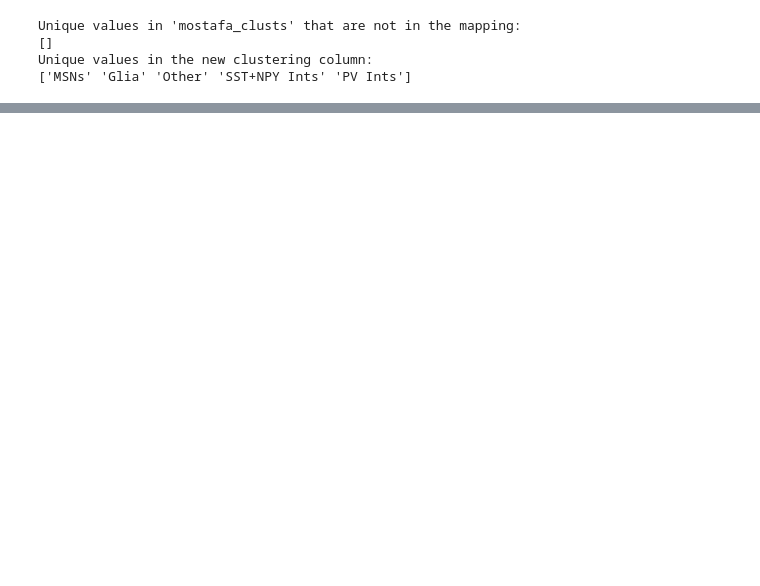
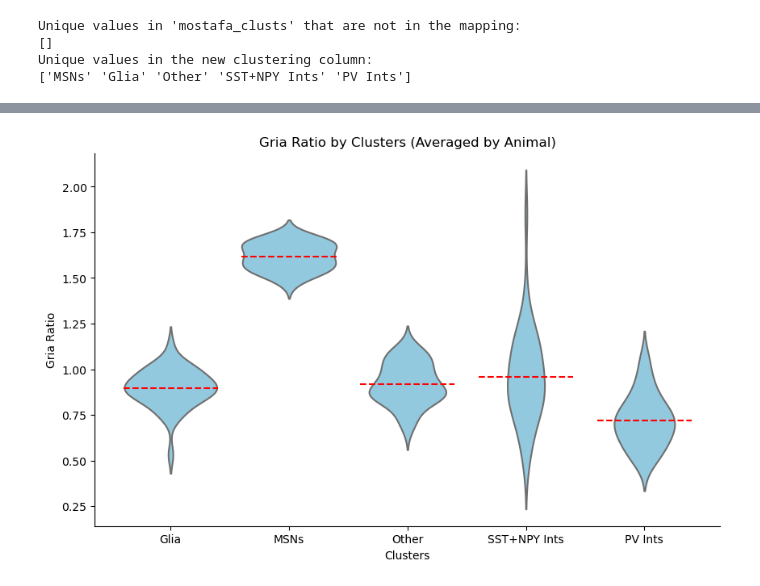
Before and after one commit to donaldsonlab/NAcInhib, a Jupyter notebook: gria2_seq.ipynb, the cells around one changed output, grey strips where cells are left out. Drawn from its saved outputs; the diff is of its cells as text; code cells hidden in the pictures; blank space fills up the shorter version.

Commit message:
adding S7B - gria ratio by animal

```diff
--- a/gria2_seq.ipynb
+++ b/gria2_seq.ipynb
@@ -186,0 +187,98 @@ Cell data saved to C:\code\miniscope-analysis-mek\InterneuronInhibNAc\Interneuro
+# %%
+# Group the data by 'Ani' and 'mostafa_clusts', then calculate mean values for numeric columns
+numeric_columns = ['gria_ratio', 'gria2', 'nCount_RNA', 'gria2_RPKM']  # Add other numeric columns as needed
+df_avg = df.groupby(['Ani', 'mostafa_clusts'])[numeric_columns].mean().reset_index()
+
+# Calculate the number of animals in each cluster
+cluster_counts_animals = df_avg['mostafa_clusts'].value_counts()
+total_animals = len(df_avg['Ani'].unique())
+print("\nNumber of animals in each cluster:")
+print(cluster_counts_animals)
+print(f"\nTotal number of animals: {total_animals}")
+
+# Calculate means for 'gria_ratio' grouped by clusters and ensure PV Ints is last
+gria_ratio_means_avg = df_avg.groupby('mostafa_clusts')['gria_ratio'].mean()
+cluster_order_avg = [c for c in gria_ratio_means_avg.index if c != 'PV Ints'] + ['PV Ints']
+
+# Create the violin plot for animal-level data (gria_ratio by 'mostafa_clusts')
+plt.figure(figsize=(10, 6))
+sns.violinplot(
+    x='mostafa_clusts',
+    y='gria_ratio',
+    data=df_avg,
+    inner=None,
+    color="skyblue",
+    order=cluster_order_avg
+)
+
+# Add horizontal lines for cluster means
+for i, cluster in enumerate(cluster_order_avg):
+    plt.hlines(
+        gria_ratio_means_avg[cluster],
+        i - 0.4,
+        i + 0.4,
+        colors='red',
+        linestyles='--',
+        linewidth=1.5
+    )
+
+plt.title('Gria Ratio by Clusters (Averaged by Animal)')
+plt.ylabel('Gria Ratio')
+plt.xlabel('Clusters')
+plt.gca().spines['top'].set_visible(False)
+plt.gca().spines['right'].set_visible(False)
+
+# Omnibus test using ANOVA on animal-level data
+anova_model_avg = ols('gria_ratio ~ C(mostafa_clusts)', data=df_avg).fit()
+anova_table_avg = sm.stats.anova_lm(anova_model_avg, typ=2)
+print("\nANOVA results (Averaged by Animal):")
+print(anova_table_avg)
+
+# Post-hoc test using Tukey's HSD
+tukey_avg = pairwise_tukeyhsd(df_avg['gria_ratio'], df_avg['mostafa_clusts'])
+print("\nPost-hoc Tukey's HSD results (Averaged by Animal):")
+print(tukey_avg)
+
+plt.savefig(os.path.join(figDataSaveDir + '/other', 'gria_ratio_by_clusters_avg_animal.svg'), format='svg')
+plt.savefig(os.path.join(figDataSaveDir + '/other', 'gria_ratio_by_clusters_avg_animal.png'), format='png')
+plt.show()
+
+# Pairwise comparisons for PV Ints (Averaged by Animal)
+pv_ints_ratios_avg = df_avg[df_avg['mostafa_clusts'] == 'PV Ints']['gria_ratio']
+pairwise_results_avg = {}
+for cluster in cluster_order_avg:
+    if cluster != 'PV Ints':
+        cluster_ratios_avg = df_avg[df_avg['mostafa_clusts'] == cluster]['gria_ratio']
+        stat_avg, p_value_avg = mannwhitneyu(pv_ints_ratios_avg, cluster_ratios_avg, alternative='less')
+        # Replace exact zero p-values with a very small number
+        p_value_avg = max(p_value_avg, 1e-300)
+        pairwise_results_avg[cluster] = {'stat': stat_avg, 'p-value': p_value_avg}
+
+
+
+# Correct for multiple comparisons
+p_values_avg = [result['p-value'] for result in pairwise_results_avg.values()]
+_, corrected_p_values_avg, _, _ = multipletests(p_values_avg, method='bonferroni')
+
+# Add corrected p-values to results
+for cluster, corrected_p_avg in zip(pairwise_results_avg.keys(), corrected_p_values_avg):
+    pairwise_results_avg[cluster]['corrected_p-value'] = corrected_p_avg
+
+# Ensure U values print fully by using scientific notation for very small values
+for cluster, result_avg in pairwise_results_avg.items():
+    u_value = result_avg['stat']
+    # Use scientific notation if U is extremely small
+    if u_value < 1e-10:  # Adjust threshold if needed
+        u_value_str = f"{u_value:.2e}"  # Scientific notation
+    else:
+        u_value_str = f"{u_value:.2f}"  # Standard format for larger values
+
+    print(f"PV Ints vs {cluster}: U = {u_value_str}, p = {result_avg['p-value']:.3e}, corrected p = {result_avg['corrected_p-value']:.3e}")
+
+
+
+# Save the animal-level data to a CSV file
+animal_data_path = os.path.join(figDataSaveDir + '/other', 'gria_byanimal_data.csv')
+df_avg.to_csv(animal_data_path, index=False)
+print(f"Animal-level data saved to {animal_data_path}")
+# %% [output]
@@ -186,0 +302 @@ Cell data saved to C:\code\miniscope-analysis-mek\InterneuronInhibNAc\Interneuro
+[figure, added]
```
Also changed, not shown: parts of 2 cells of this notebook.
